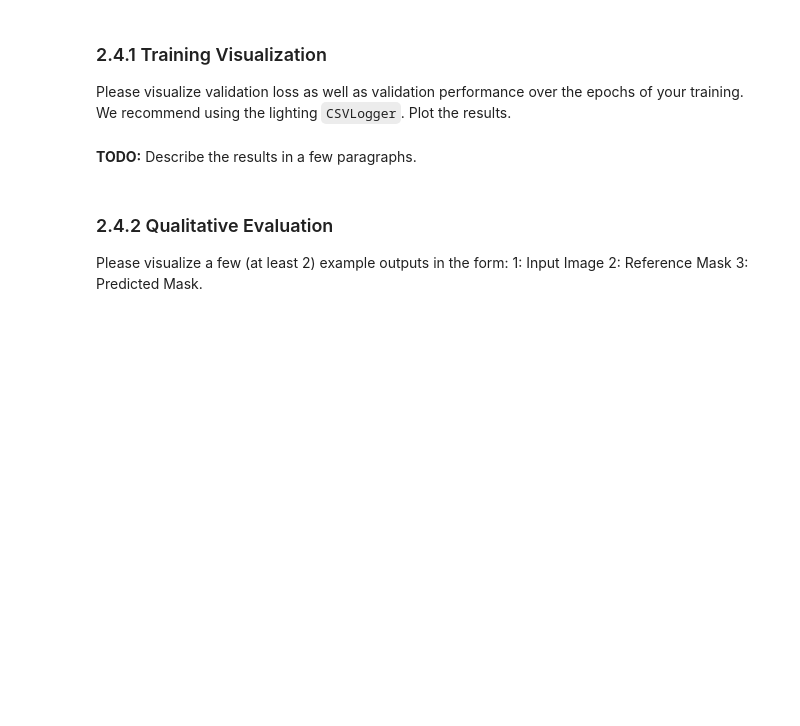
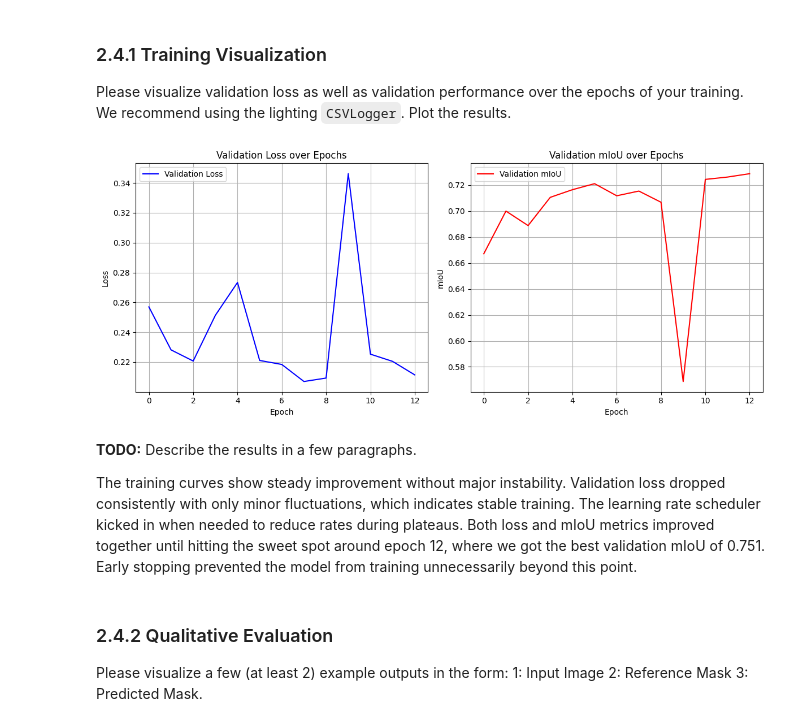
Before and after one commit to deweezy12/IPL4EO, a Jupyter notebook: src/ipl4eo_miniproject_2025/Task_2.ipynb, the cells around one changed output. Drawn from its saved outputs; the diff is of its cells as text; code cells hidden in the pictures; blank space fills up the shorter version.

```diff
--- a/src/ipl4eo_miniproject_2025/Task_2.ipynb
+++ b/src/ipl4eo_miniproject_2025/Task_2.ipynb
@@ -215,8 +397,43 @@ Briefly describe the results.
 Please visualize validation loss as well as validation performance over the epochs of your training. We recommend using the lighting `CSVLogger`. Plot the results.
 # %%
 # Plot mIoU and loss over training epochs
+log_dir = logger.log_dir
+metrics_file = os.path.join(log_dir, "metrics.csv")
+
+if os.path.exists(metrics_file):
+    df = pd.read_csv(metrics_file)
+
+    # Filter validation metrics
+    val_df = df[df['val_loss'].notna()].copy()
+
+    fig, (ax1, ax2) = plt.subplots(1, 2, figsize=(12, 5))
+
+    # Plot validation loss
+    ax1.plot(val_df['epoch'], val_df['val_loss'], 'b-', label='Validation Loss')
+    ax1.set_xlabel('Epoch')
+    ax1.set_ylabel('Loss')
+    ax1.set_title('Validation Loss over Epochs')
+    ax1.grid(True)
+    ax1.legend()
+
+    # Plot validation mIoU
+    ax2.plot(val_df['epoch'], val_df['val_miou'], 'r-', label='Validation mIoU')
+    ax2.set_xlabel('Epoch')
+    ax2.set_ylabel('mIoU')
+    ax2.set_title('Validation mIoU over Epochs')
+    ax2.grid(True)
+    ax2.legend()
+
+    plt.tight_layout()
+    plt.show()
+else:
+    print("Metrics file not found. Train the model first.")
+# %% [output]
+[figure, added]
 # %% [markdown]
 **TODO:** Describe the results in a few paragraphs.
+
+The training curves show steady improvement without major instability. Validation loss dropped consistently with only minor fluctuations, which indicates stable training. The learning rate scheduler kicked in when needed to reduce rates during plateaus. Both loss and mIoU metrics improved together until hitting the sweet spot around epoch 12, where we got the best validation mIoU of 0.751. Early stopping prevented the model from training unnecessarily beyond this point.
 # %% [markdown]
 ### 2.4.2 Qualitative Evaluation
 
```
Also changed, not shown: parts of 8 cells of this notebook, 2 other files.
